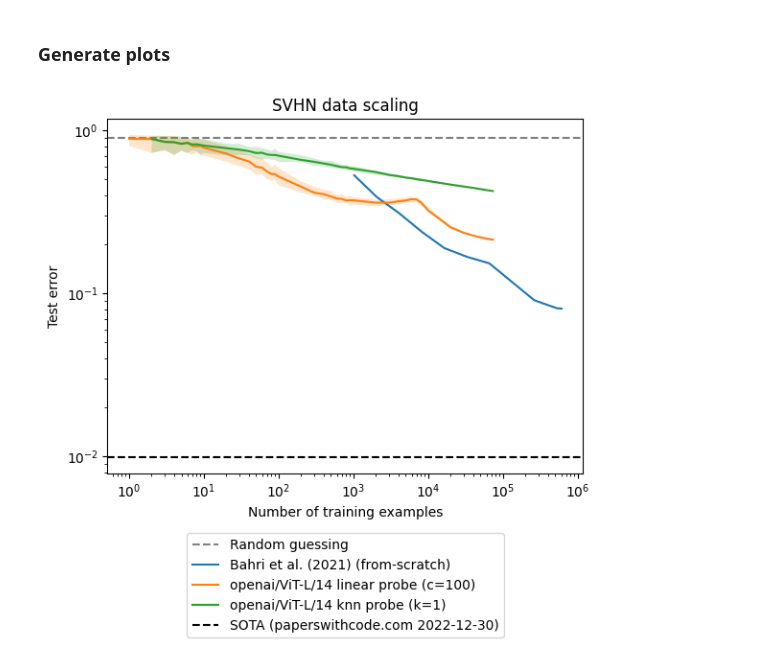
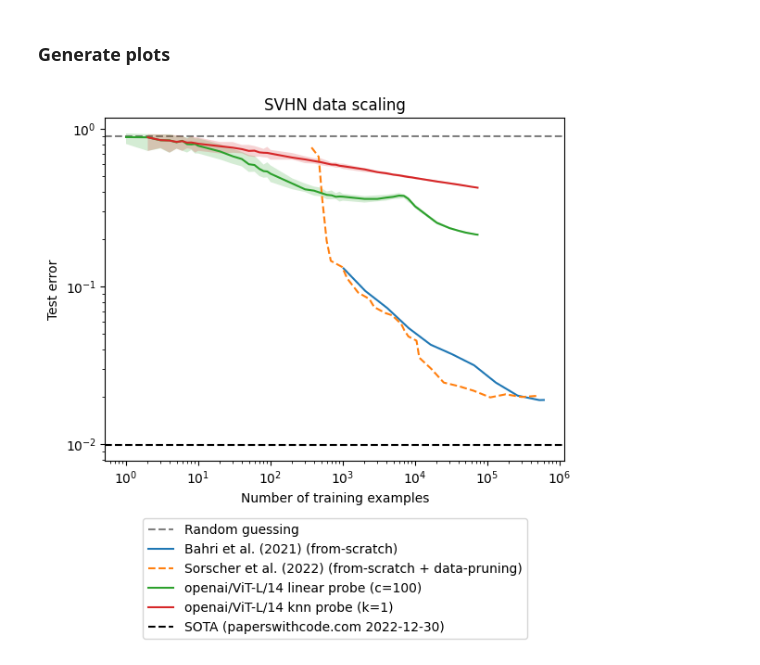
Before and after one commit to ed1d1a8d/scaling, a Jupyter notebook: notebooks/scaling-compare/svhn.ipynb, the cells around one changed output. Cells and saved outputs as stored; diff of their text form; code cells hidden in the pictures.

Commit message:
Fix bahri svhn data + add sorscher svhn
Update notebook to reflect changes

```diff
--- a/notebooks/scaling-compare/svhn.ipynb
+++ b/notebooks/scaling-compare/svhn.ipynb
@@ -97,5 +97,12 @@ df
 ### Load transcribed data from papers
 # %%
 df_bahri = pd.read_csv(GIT_ROOT / "data/bahri-svhn/wpd-clean.csv")
-df_bahri
+
+df_prune = (
+    pd.read_csv(GIT_ROOT / "data/sorscher-svhn/wpd-clean.csv")
+    .sort_values("n_train")
+    .reset_index(drop=True)
+)
+df_prune["err"] = df_prune.res_err + df_prune.bayes_err
+df_prune.tail()
 # %% [output]
@@ -158,6 +159,12 @@ plt.axhline(
 
 plt.plot(
     df_bahri.n_train, df_bahri.err, label="Bahri et al. (2021) (from-scratch)"
+)
+plt.plot(
+    df_prune.n_train,
+    df_prune.err,
+    label="Sorscher et al. (2022) (from-scratch + data-pruning)",
+    linestyle="--",
 )
 # plt.plot(
 #     df_prune_transfer.n_train,
@@ -183,31 +190,31 @@ for embedder_id in (
     plot_wandb_df(
         df,
         query=f"embedder_id == '{embedder_id}' & probe == 'knn' & per_class == False",
         label=f"{embedder_id} knn probe (k=1)",
     )
 
 # https://paperswithcode.com/sota/image-classification-on-svhn
 plt.axhline(
     0.99 / 100,
     color="k",
     linestyle="--",
     label="SOTA (paperswithcode.com 2022-12-30)",
     zorder=-10,
 )
 
 plt.title(f"SVHN data scaling")
 
 plt.xscale("log")
 plt.yscale("log")
 plt.xlabel("Number of training examples")
 plt.ylabel(f"Test error")
 
 # Plot legend underneath plot
 plt.legend(
     loc="upper center",
     bbox_to_anchor=(0.5, -0.15),
     ncol=1,
 )
 plt.show()
 # %% [output]
-[figure, old version]
+[figure, new version]
```
Also changed, not shown: parts of 1 cell of this notebook, 8 other files.
